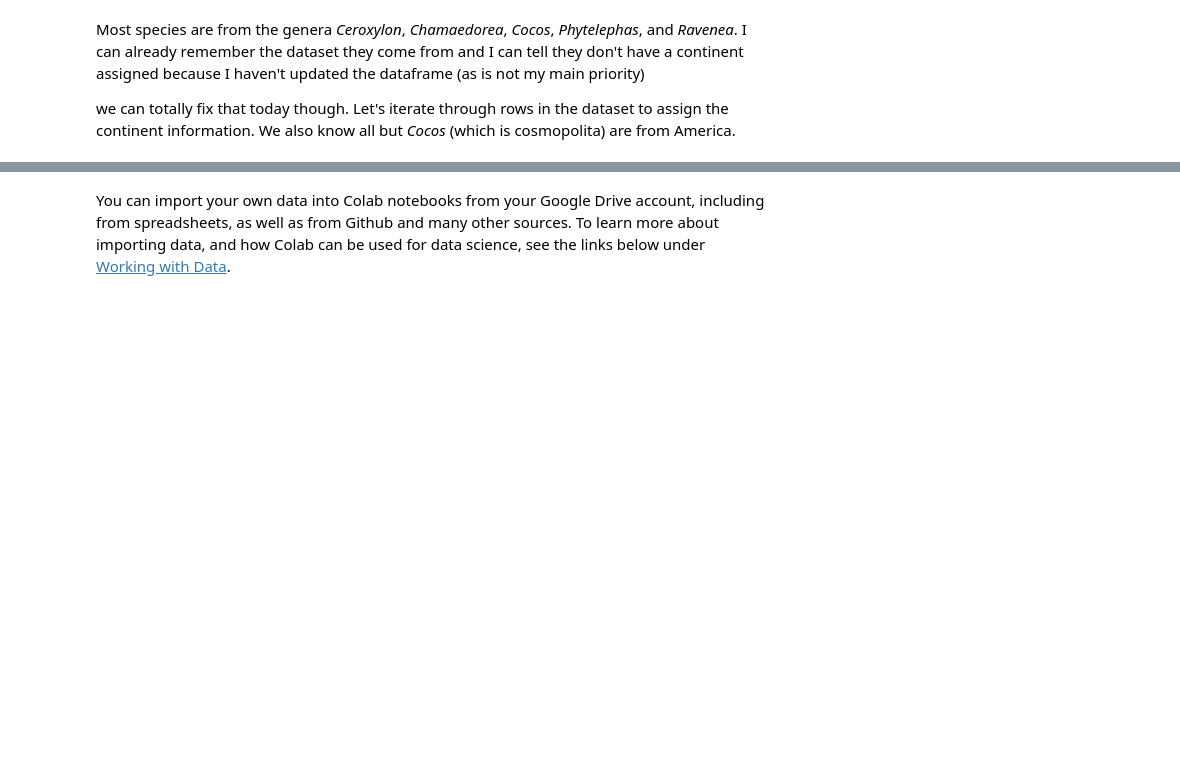
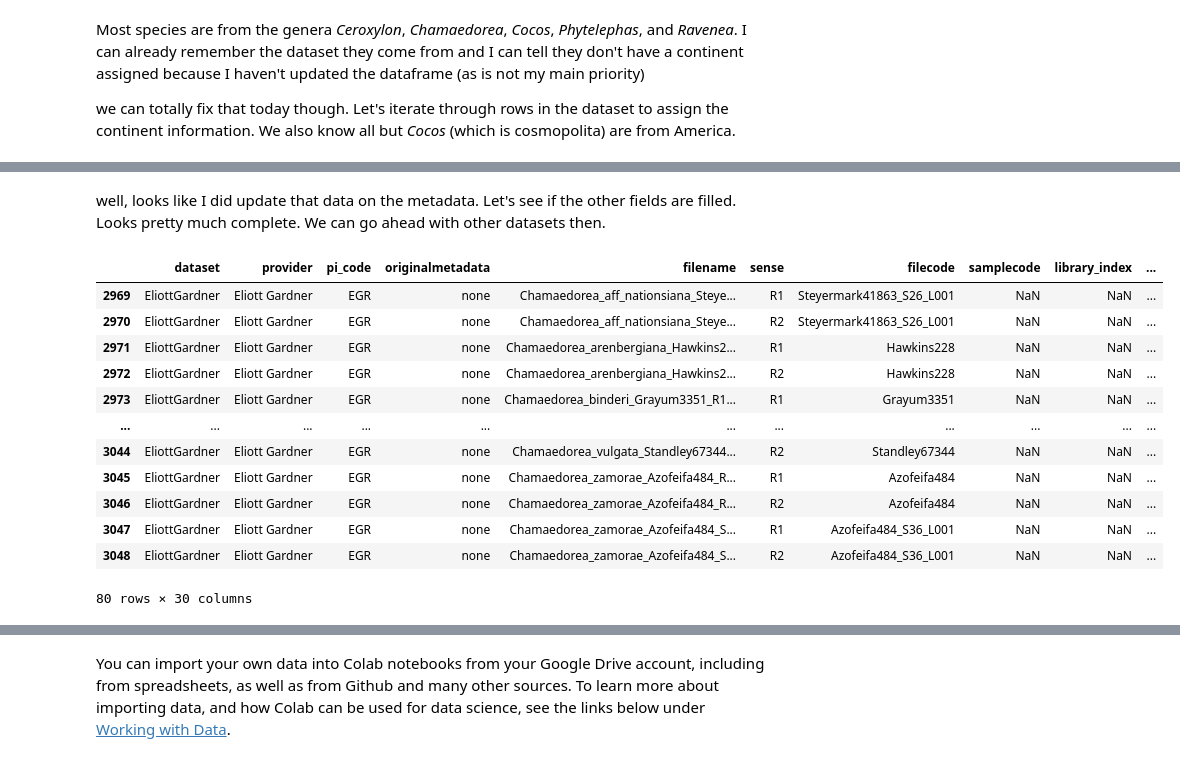
Before and after one commit to mftorres/APP, a Jupyter notebook: American_palm_data.ipynb, the cells around one changed output, grey strips where cells are left out. Drawn from its saved outputs; the diff is of its cells as text; code cells hidden in the pictures; blank space fills up the shorter version.

```diff
--- a/American_palm_data.ipynb
+++ b/American_palm_data.ipynb
@@ -198,8 +199,7 @@ we can totally fix that today though. Let's iterate through rows in the dataset
 # itertuples() only allows for the "dot" syntax for filtering pandas columns.
 
 for row in df[df['Continent'].isna()].itertuples():
-  print(row.Continent,'empty') # test
-  df.loc[row.Index,'Continent']
-  # else:
-    # print(row.Continent)
+  # print(row.Continent,'empty') # test
+  df.loc[row.Index,'Continent'] = 'americas' # loc assigns a value in a cell with coordinates [row, column] labels
+df['Continent'].unique() # no nan should appear
 # %% [output]
@@ -222,0 +338,18 @@ nan empty
+# %% [markdown]
+well, looks like I did update that data on the metadata. Let's see if the other fields are filled. Looks pretty much complete. We can go ahead with other datasets then.
+# %%
+df[df['filename'].str.contains('Chamaedorea')] # filters the database by looking a string match
+# %% [output]
+|  | dataset | provider | pi_code | originalmetadata | filename | sense | filecode | samplecode | library_index | ... |
+| 2969 | EliottGardner | Eliott Gardner | EGR | none | Chamaedorea_aff_nationsiana_Steye... | R1 | Steyermark41863_S26_L001 | NaN | NaN | ... |
+| 2970 | EliottGardner | Eliott Gardner | EGR | none | Chamaedorea_aff_nationsiana_Steye... | R2 | Steyermark41863_S26_L001 | NaN | NaN | ... |
+| 2971 | EliottGardner | Eliott Gardner | EGR | none | Chamaedorea_arenbergiana_Hawkins2... | R1 | Hawkins228 | NaN | NaN | ... |
+| 2972 | EliottGardner | Eliott Gardner | EGR | none | Chamaedorea_arenbergiana_Hawkins2... | R2 | Hawkins228 | NaN | NaN | ... |
+| 2973 | EliottGardner | Eliott Gardner | EGR | none | Chamaedorea_binderi_Grayum3351_R1... | R1 | Grayum3351 | NaN | NaN | ... |
+| ... | ... | ... | ... | ... | ... | ... | ... | ... | ... | ... |
+| 3044 | EliottGardner | Eliott Gardner | EGR | none | Chamaedorea_vulgata_Standley67344... | R2 | Standley67344 | NaN | NaN | ... |
+| 3045 | EliottGardner | Eliott Gardner | EGR | none | Chamaedorea_zamorae_Azofeifa484_R... | R1 | Azofeifa484 | NaN | NaN | ... |
+| 3046 | EliottGardner | Eliott Gardner | EGR | none | Chamaedorea_zamorae_Azofeifa484_R... | R2 | Azofeifa484 | NaN | NaN | ... |
+| 3047 | EliottGardner | Eliott Gardner | EGR | none | Chamaedorea_zamorae_Azofeifa484_S... | R1 | Azofeifa484_S36_L001 | NaN | NaN | ... |
+| 3048 | EliottGardner | Eliott Gardner | EGR | none | Chamaedorea_zamorae_Azofeifa484_S... | R2 | Azofeifa484_S36_L001 | NaN | NaN | ... |
+80 rows × 30 columns
```
Also changed, not shown: parts of 32 cells of this notebook.
